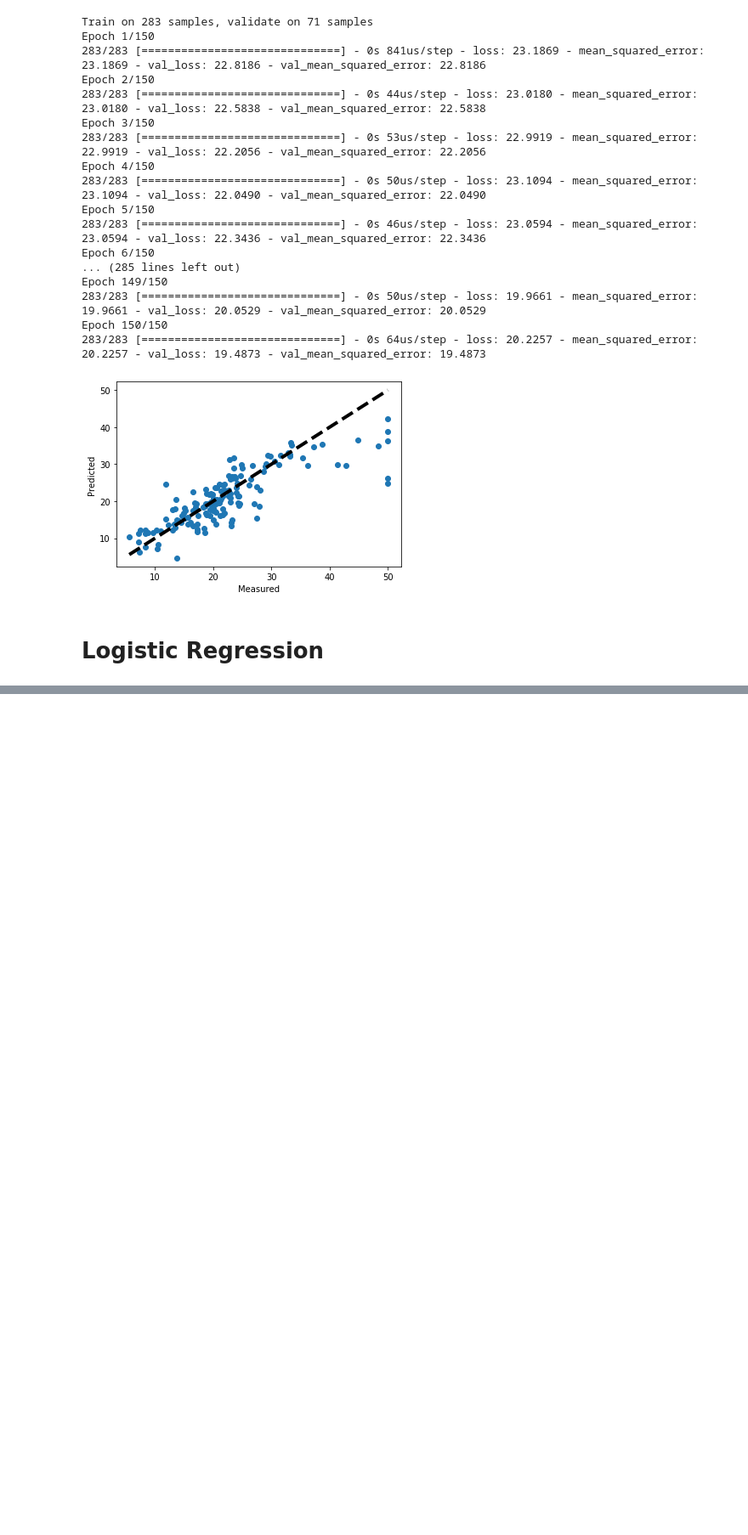
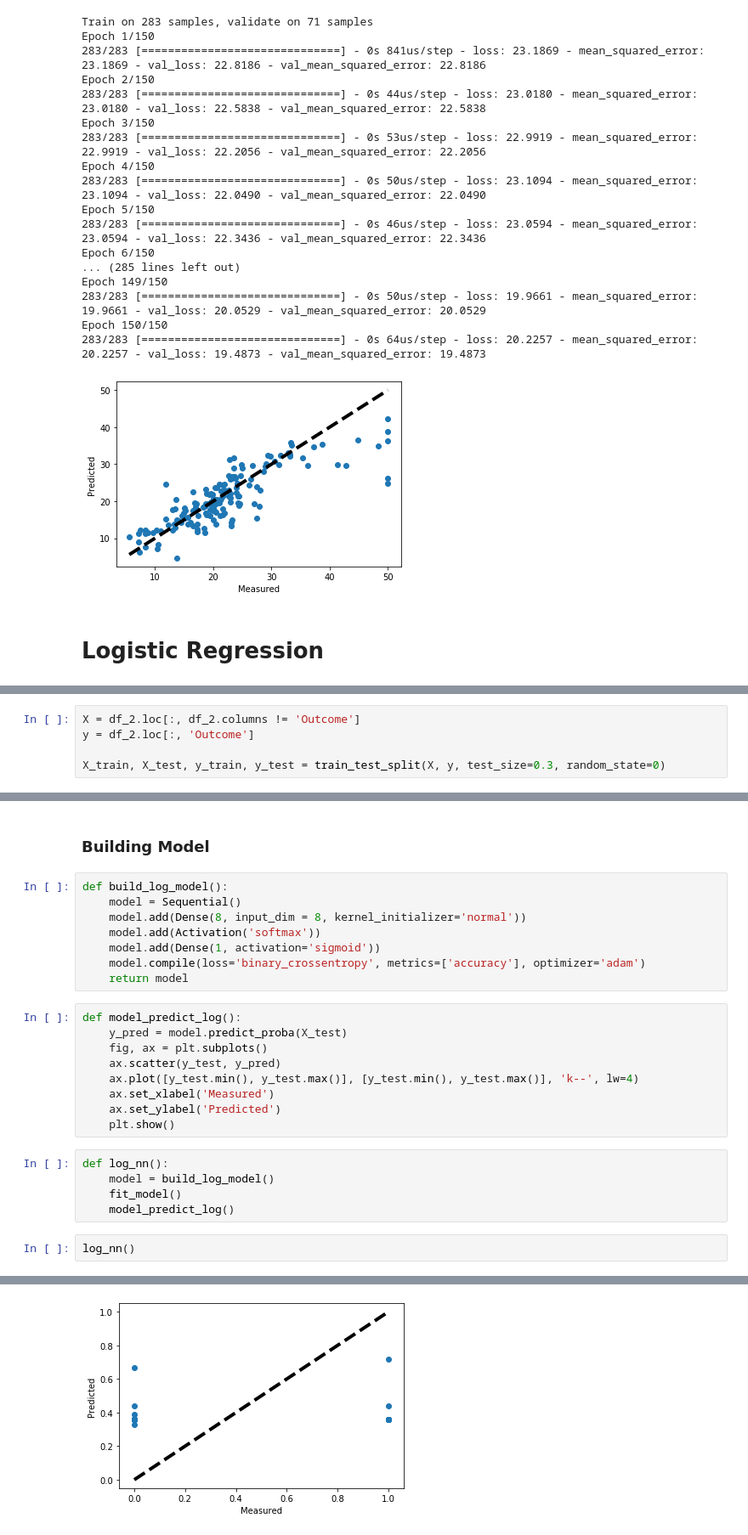
Before and after one commit to ebonnecab/ds2-2, a Jupyter notebook: hw_1.ipynb, the cells around one changed output, grey strips where cells are left out. Shown at 85% size. Saved outputs shown, nothing was run; the diff lists cells and outputs as text; blank space fills up the shorter version.

Commit message:
added logistic regression model

```diff
--- a/hw_1.ipynb
+++ b/hw_1.ipynb
@@ -113,0 +132,5 @@ Epoch 150/150
+# %%
+X = df_2.loc[:, df_2.columns != 'Outcome']
+y = df_2.loc[:, 'Outcome']
+
+X_train, X_test, y_train, y_test = train_test_split(X, y, test_size=0.3, random_state=0)
@@ -113,0 +163,27 @@ Epoch 150/150
+# %% [markdown]
+### Building Model
+# %%
+def build_log_model():
+    model = Sequential()
+    model.add(Dense(8, input_dim = 8, kernel_initializer='normal'))
+    model.add(Activation('softmax'))
+    model.add(Dense(1, activation='sigmoid'))
+    model.compile(loss='binary_crossentropy', metrics=['accuracy'], optimizer='adam')
+    return model
+# %%
+def model_predict_log():
+    y_pred = model.predict_proba(X_test)
+    fig, ax = plt.subplots()
+    ax.scatter(y_test, y_pred)
+    ax.plot([y_test.min(), y_test.max()], [y_test.min(), y_test.max()], 'k--', lw=4)
+    ax.set_xlabel('Measured')
+    ax.set_ylabel('Predicted')
+    plt.show()
+# %%
+def log_nn():
+    model = build_log_model()
+    fit_model()
+    model_predict_log()
+# %%
+log_nn()
+# %% [output]
@@ -113,0 +207 @@ Epoch 150/150
+[figure, added]
```
Also changed, not shown: parts of 8 cells of this notebook.
